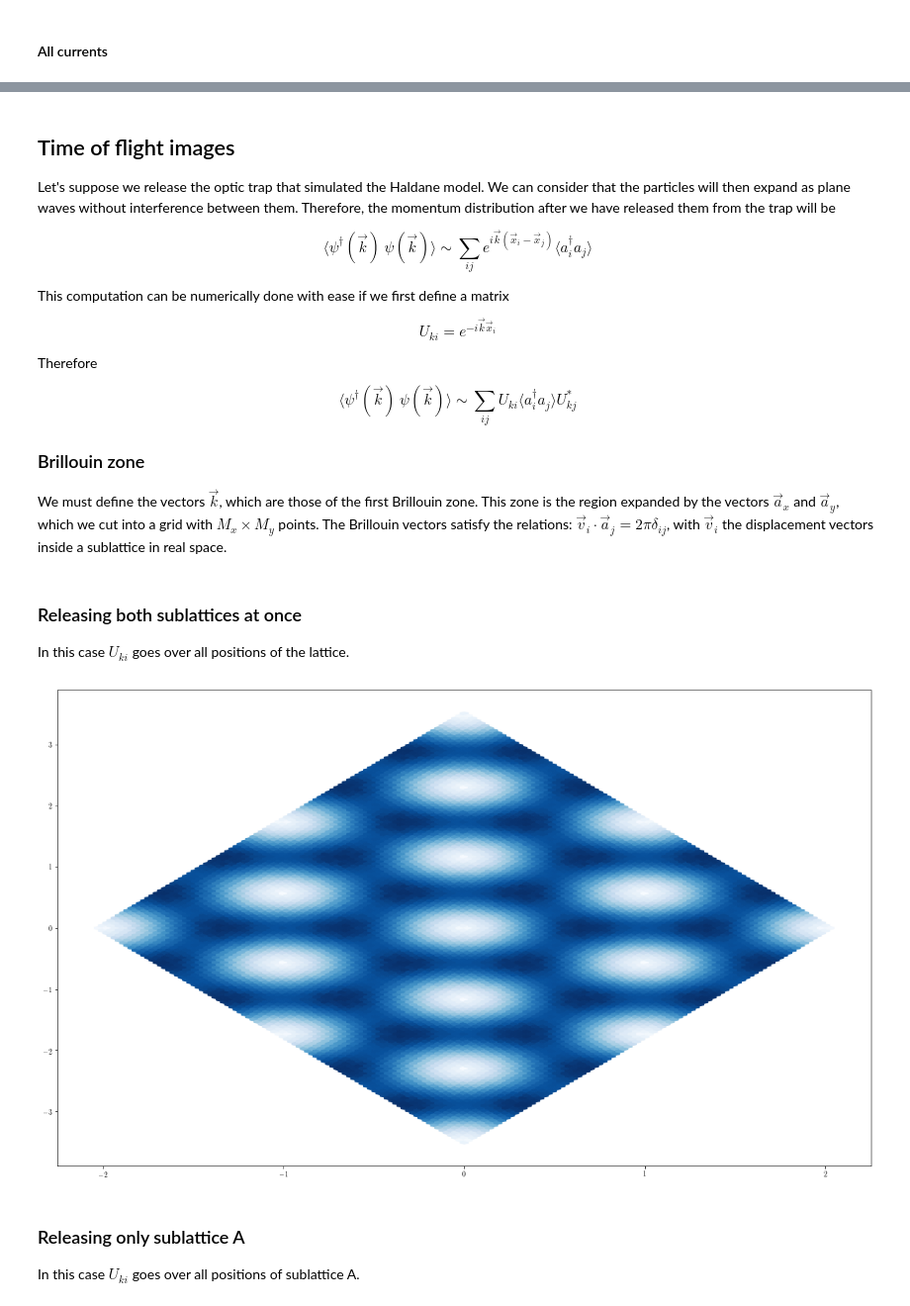
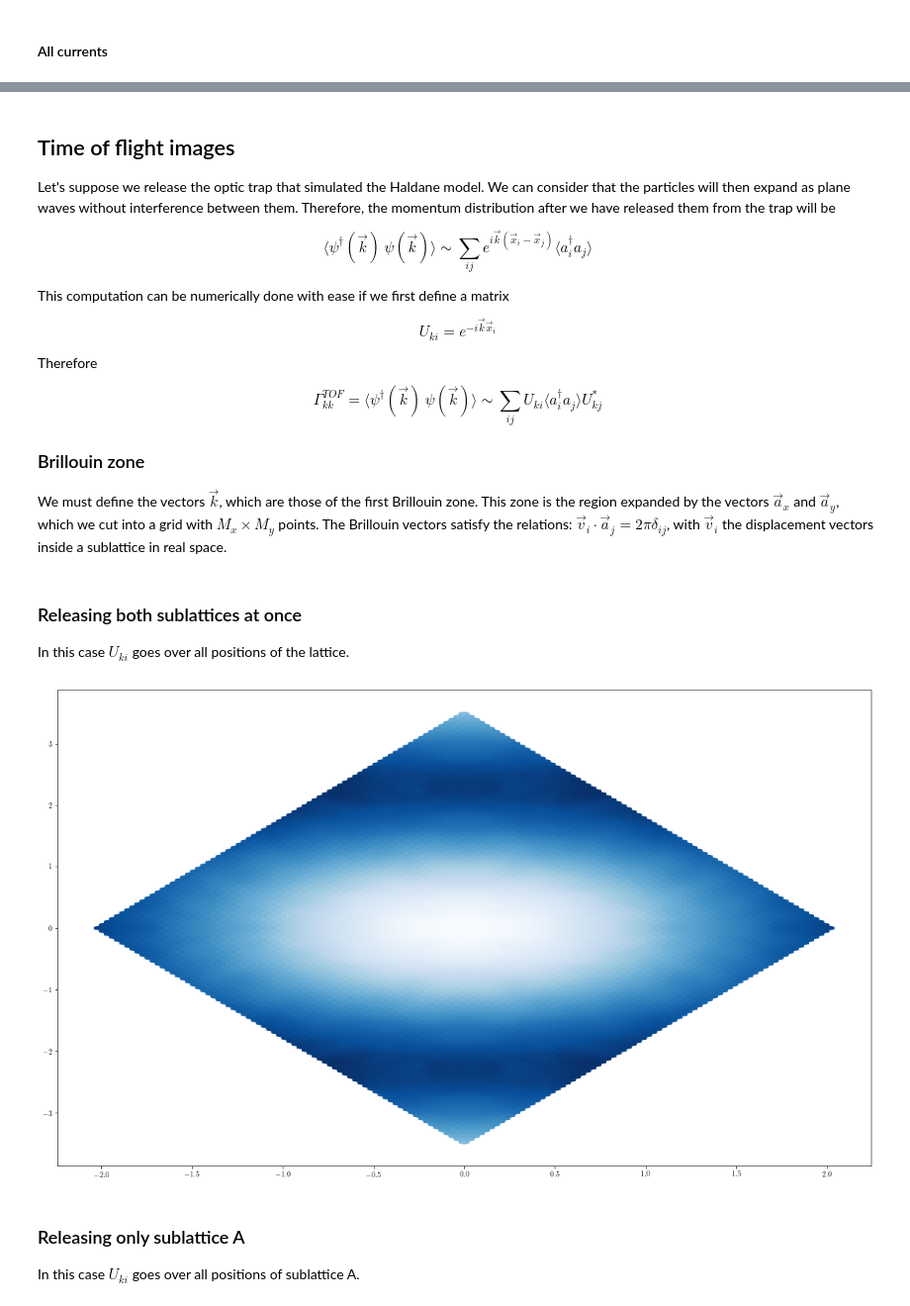
Before and after one commit to juanjosegarciaripoll/haldane, a Jupyter notebook: main.ipynb, the cells around one changed output, grey strips where cells are left out. Shown at 99% size. Drawn from its saved outputs; the diff is of its cells as text; code cells hidden in the pictures.

Commit message:
Write the correct coordinates of the Brillouin zone

```diff
--- a/main.ipynb
+++ b/main.ipynb
@@ -97,8 +97,9 @@ fd_dist = 1/(1 + np.exp(β*(w-μ)))
 # Plot the Fermi-Dirac distribution
 plt.figure(figsize=(10, 5))
 plt.plot(fd_dist)
+plt.title('Fermi-Dirac distribution', fontsize=20)
 plt.show()
 
 # Expected values
-expected = np.einsum('im,jm,m->ij', np.conj(v), v, fd_dist)
+Γ = np.einsum('im,jm,m->ij', np.conj(v), v, fd_dist)
 # %% [output]
@@ -233,7 +233,7 @@ $$ U_{ki} = e^{-i\vec{k}\vec{x}_i}$$
 
 Therefore
 
-$$ \langle \psi^\dagger (\vec{k})\ \psi (\vec{k})\rangle \sim \sum_{ij} U_{ki} \langle a^\dagger_i a_j \rangle U^*_{kj} $$
+$$ \Gamma^{TOF}_{kk} = \langle \psi^\dagger (\vec{k})\ \psi (\vec{k})\rangle \sim \sum_{ij} U_{ki} \langle a^\dagger_i a_j \rangle U^*_{kj} $$
 
 ### Brillouin zone
 
@@ -245,21 +245,21 @@ In this case $U_{ki}$ goes over all positions of the lattice.
 # %%
 # Brillouin zone grid dimensions
 Mx = 3*lattice.Nx
 My = 3*lattice.Ny
-brillouin = SquareLattice(Mx, My)
+brillouin = BrillouinLattice(Mx, My)
 
 # U matrix
-kx = brillouin.xy_coords[:, 0]
-ky = brillouin.xy_coords[:, 1]
+kx = brillouin.xy_coords[:, 0]/4
+ky = brillouin.xy_coords[:, 1]/4
 xi = lattice.xy_coords[:, 0]
 yi = lattice.xy_coords[:, 1]
 U = np.exp(-1j*2*np.pi*(np.outer(kx, xi) + np.outer(ky, yi)))/(Mx*My)
 
 # Expected values in momentum space
-tof_expected = np.real(np.einsum('ki,ij,kj->k', U, expected, np.conj(U)))
-plot_voronoi(brillouin, tof_expected)
+Γ_tof = np.real(np.einsum('ki,ij,kj->k', U, Γ, np.conj(U), optimize=True))
+plot_voronoi(brillouin, Γ_tof)
 # %% [output]
-[figure, old version]
+[figure, new version]
 # %% [markdown]
 ### Releasing only sublattice A
 
```
Also changed, not shown: parts of 11 cells of this notebook, 1 other file.
